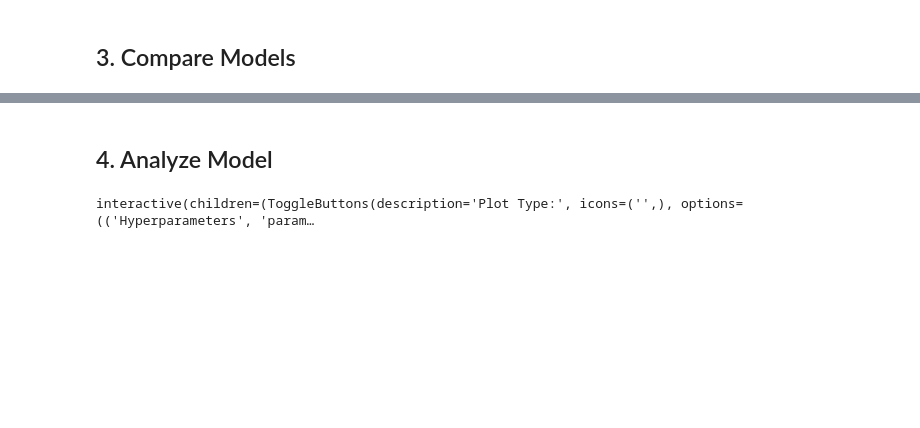
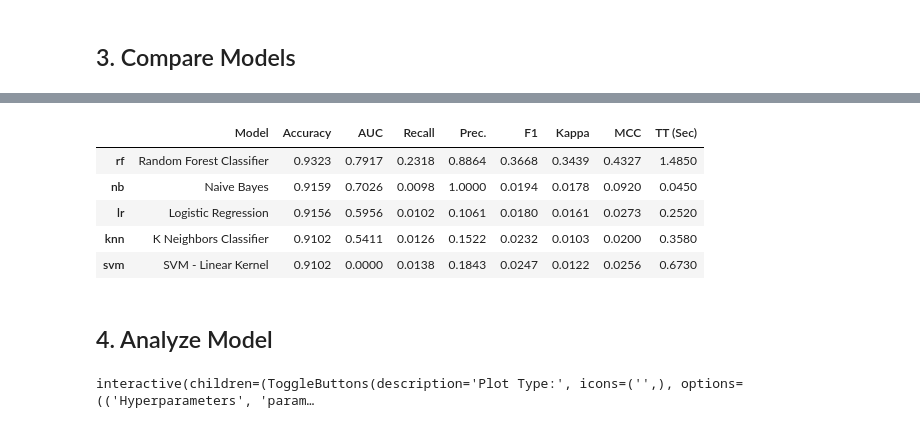
Before and after one commit to vdvChuong/AutoML-Streamlit, a Jupyter notebook: automl_pycaret.ipynb, the cells around one changed output, grey strips where cells are left out. Drawn from its saved outputs; the diff is of its cells as text; code cells hidden in the pictures; blank space fills up the shorter version.

```diff
--- a/automl_pycaret.ipynb
+++ b/automl_pycaret.ipynb
@@ -204,3 +233,12 @@ best = compare_models()
+# %%
+best = compare_models(include = ['rf', 'lr', 'knn','nb','svm'])
+# %% [output]
+|  | Model | Accuracy | AUC | Recall | Prec. | F1 | Kappa | MCC | TT (Sec) |
+| rf | Random Forest Classifier | 0.9323 | 0.7917 | 0.2318 | 0.8864 | 0.3668 | 0.3439 | 0.4327 | 1.4850 |
+| nb | Naive Bayes | 0.9159 | 0.7026 | 0.0098 | 1.0000 | 0.0194 | 0.0178 | 0.0920 | 0.0450 |
+| lr | Logistic Regression | 0.9156 | 0.5956 | 0.0102 | 0.1061 | 0.0180 | 0.0161 | 0.0273 | 0.2520 |
+| knn | K Neighbors Classifier | 0.9102 | 0.5411 | 0.0126 | 0.1522 | 0.0232 | 0.0103 | 0.0200 | 0.3580 |
+| svm | SVM - Linear Kernel | 0.9102 | 0.0000 | 0.0138 | 0.1843 | 0.0247 | 0.0122 | 0.0256 | 0.6730 |
 # %% [markdown]
 ## 4. Analyze Model
 # %%
```
Also changed, not shown: parts of 40 cells of this notebook, 7 other files.
